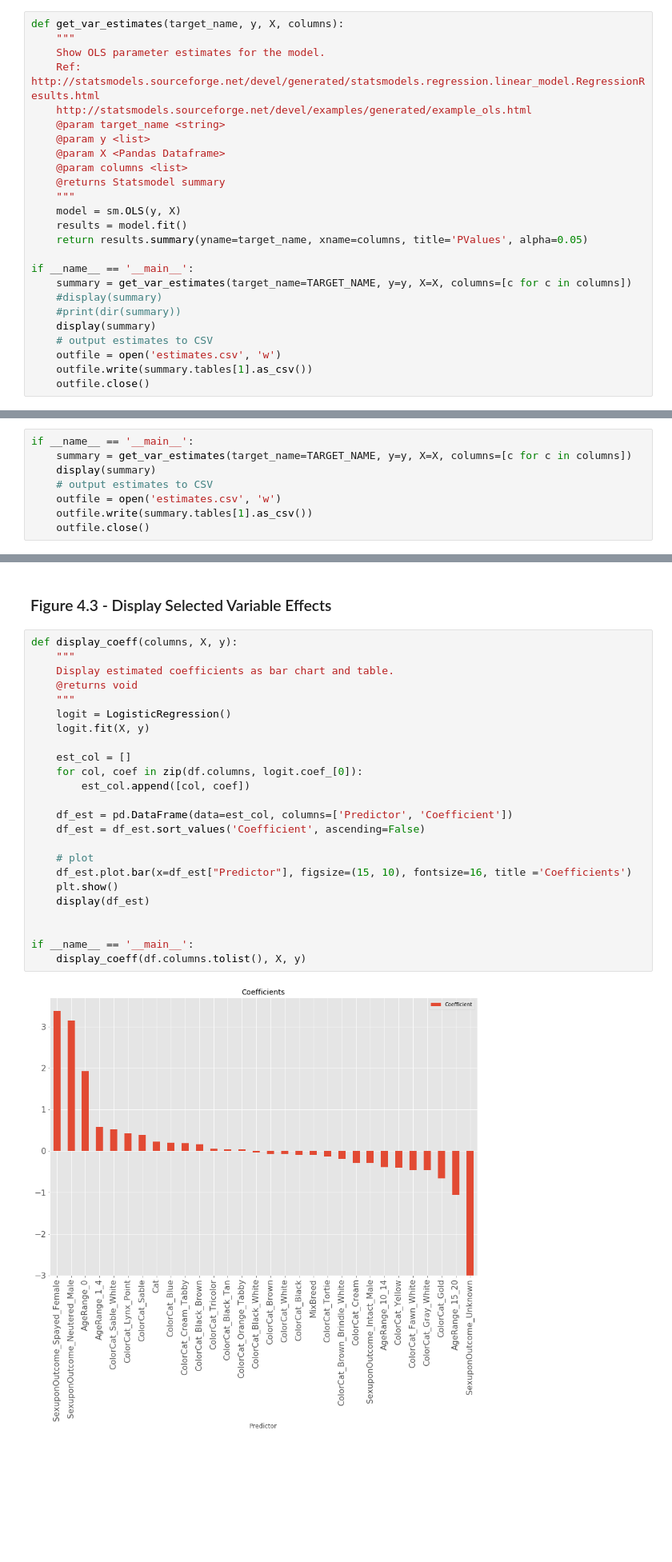
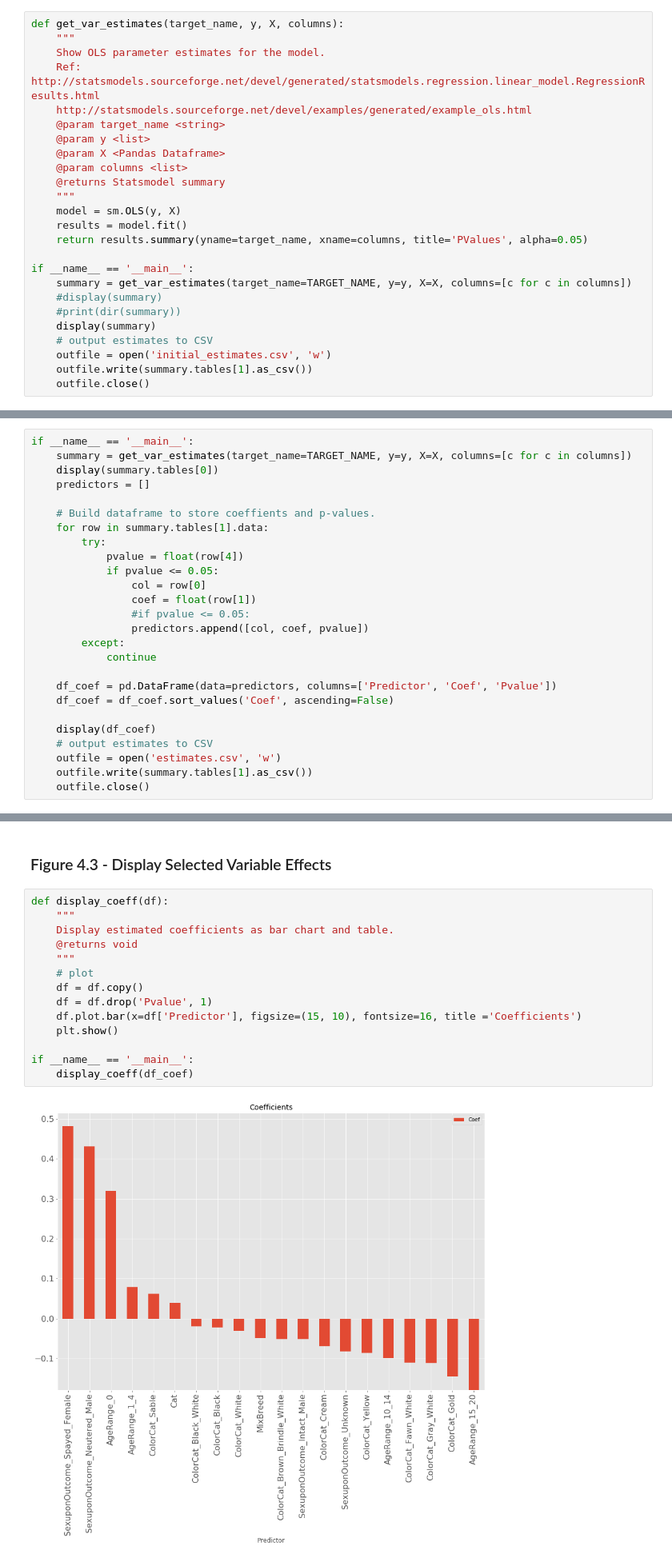
Before and after one commit to jbonfardeci/austin-animal-shelter-model, a Jupyter notebook: itsm601_project_2018_2.ipynb, the cells around one changed output, grey strips where cells are left out. Shown at 80% size. Saved outputs shown, nothing was run; the diff lists cells and outputs as text; blank space fills up the shorter version.

```diff
--- a/itsm601_project_2018_2.ipynb
+++ b/itsm601_project_2018_2.ipynb
@@ -408,7 +414,7 @@ if __name__ == '__main__':
     #print(dir(summary))
     display(summary)
     # output estimates to CSV
-    outfile = open('estimates.csv', 'w')
+    outfile = open('initial_estimates.csv', 'w')
     outfile.write(summary.tables[1].as_csv())
     outfile.close()
 # %% [output]
@@ -524,7 +491,25 @@ Dropped insignificant vars:  AgeRange_5_9, SexuponOutcome_Intact_Female, ColorCa
 # %%
 if __name__ == '__main__':
     summary = get_var_estimates(target_name=TARGET_NAME, y=y, X=X, columns=[c for c in columns])
-    display(summary)
+    display(summary.tables[0])
+    predictors = []
+
+    # Build dataframe to store coeffients and p-values.
+    for row in summary.tables[1].data:
+        try:
+            pvalue = float(row[4])
+            if pvalue <= 0.05:
+                col = row[0]
+                coef = float(row[1])
+                #if pvalue <= 0.05:
+                predictors.append([col, coef, pvalue])
+        except:
+            continue
+
+    df_coef = pd.DataFrame(data=predictors, columns=['Predictor', 'Coef', 'Pvalue'])
+    df_coef = df_coef.sort_values('Coef', ascending=False)
+
+    display(df_coef)
     # output estimates to CSV
     outfile = open('estimates.csv', 'w')
     outfile.write(summary.tables[1].as_csv())
@@ -563,28 +545,18 @@ PValues
 # %% [markdown]
 ### Figure 4.3 - Display Selected Variable Effects
 # %%
-def display_coeff(columns, X, y):
+def display_coeff(df):
     """
     Display estimated coefficients as bar chart and table.
     @returns void
     """
-    logit = LogisticRegression()
-    logit.fit(X, y)
-
-    est_col = []
-    for col, coef in zip(df.columns, logit.coef_[0]):
-        est_col.append([col, coef])
-
-    df_est = pd.DataFrame(data=est_col, columns=['Predictor', 'Coefficient'])
-    df_est = df_est.sort_values('Coefficient', ascending=False)
-
     # plot
-    df_est.plot.bar(x=df_est["Predictor"], figsize=(15, 10), fontsize=16, title ='Coefficients')
+    df = df.copy()
+    df = df.drop('Pvalue', 1)
+    df.plot.bar(x=df['Predictor'], figsize=(15, 10), fontsize=16, title ='Coefficients')
     plt.show()
-    display(df_est)
-
 
 if __name__ == '__main__':
-    display_coeff(df.columns.tolist(), X, y)
+    display_coeff(df_coef)
 # %% [output]
-[figure, old version]
+[figure, new version]
```
Also changed, not shown: parts of 9 cells of this notebook, 2 other files.
